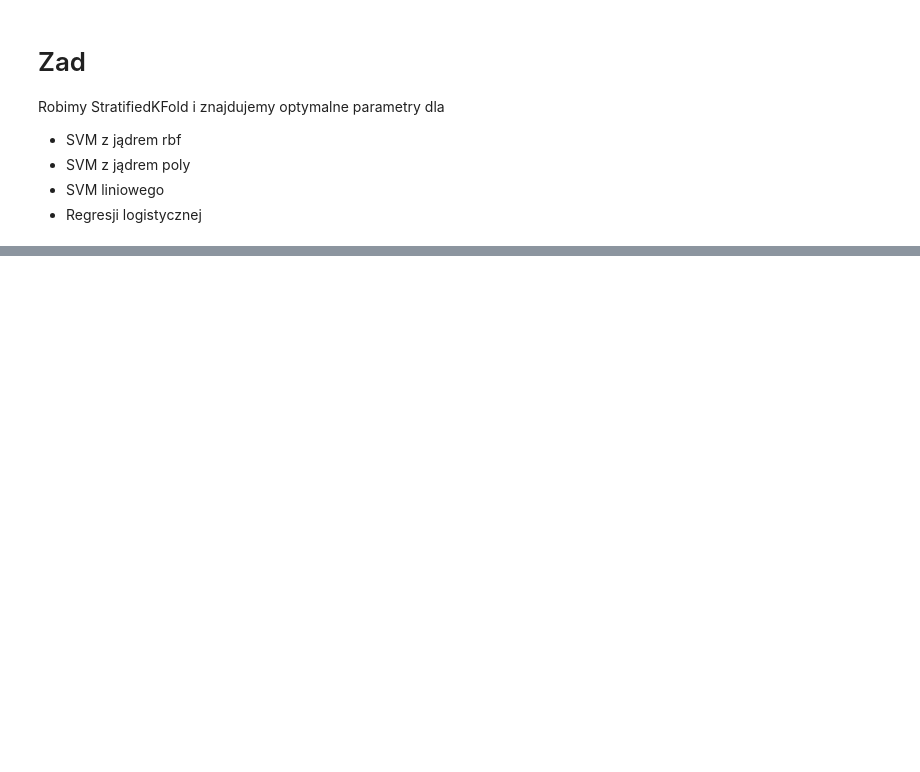
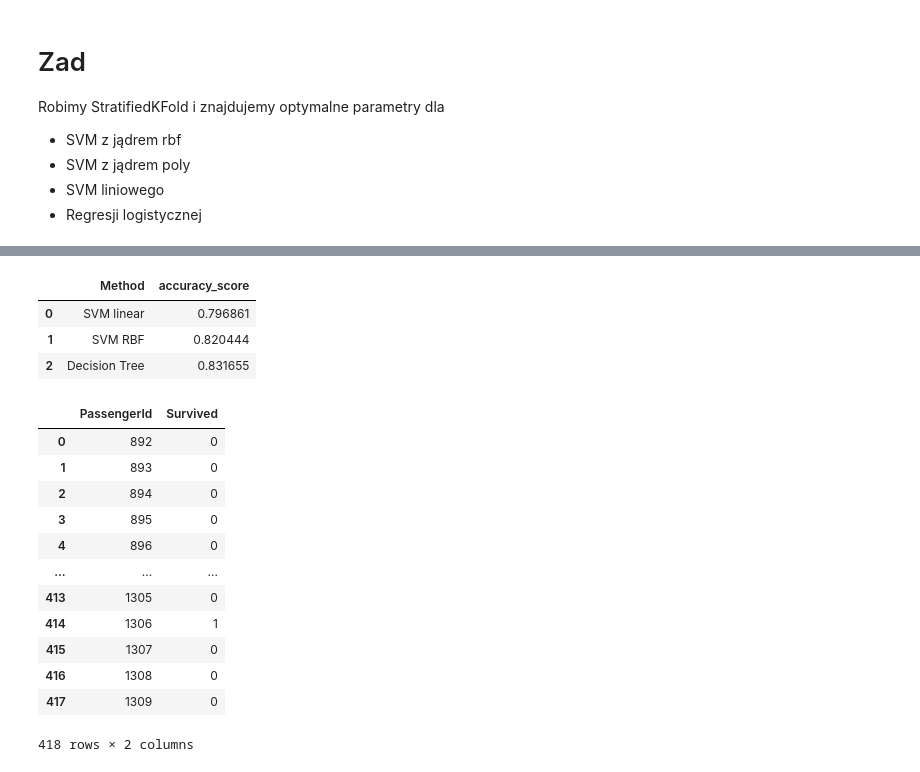
Before and after one commit to WWykret/psi-titanic, a Jupyter notebook: titanic.ipynb, the cells around one changed output, grey strips where cells are left out. Cells and saved outputs as stored; diff of their text form; code cells hidden in the pictures; blank space fills up the shorter version.

```diff
--- a/titanic.ipynb
+++ b/titanic.ipynb
@@ -198,0 +233,19 @@ param_grid1 = {
+# %%
+from sklearn.tree import DecisionTreeClassifier
+
+pipe = Pipeline([
+    ('preprocessing', preprocess_pipeline),
+    ('scaler', StandardScaler()),
+    ('classifier', DecisionTreeClassifier())])
+
+param_grid = {
+    "scaler": [StandardScaler(), None],
+    "classifier__criterion": ['gini', 'entropy', 'log_loss'],
+    "classifier__splitter": ['best', 'random'],
+    "classifier__max_depth": [5, 10, 15, 20, 25, 30, None],
+    "classifier__min_samples_split": [1,2,3,4,5, 10, 15],
+}
+
+grid_3 = GridSearchCV(pipe, param_grid, cv=kfold, scoring='accuracy')
+grid_3.fit(X_train, y_train)
+grid_3.best_params_
@@ -199,3 +275,20 @@ param_grid1 = {
+# %%
+from sklearn.svm import SVC
+
+pipe = Pipeline([
+    ('preprocessing', preprocess_pipeline),
+    ('scaler', StandardScaler()),
+    ('classifier', SVC(kernel='rbf'))])
+
+param_grid = {
+    "scaler": [StandardScaler(), None],
+    "classifier__C": [0.001, 0.01, 0.1, 1, 10, 100, 1000],
+    "classifier__gamma": [0.001, 0.01, 0.1, 1, 10, 100, 1000]
+}
+
+grid_2 = GridSearchCV(pipe, param_grid, cv=kfold, scoring='accuracy')
+grid_2.fit(X_train, y_train)
+grid_2.best_params_
 # %% [markdown]
 # Zad
 
@@ -231,10 +336,34 @@ for name, model in models:
 # %%
 import pandas as pd
-d = {'precision_score': precision_score,
-     'recall_score': recall_score,
-     'f1_score': f1_score,
-     'accuracy_score' : accuracy_score
+d = {
+     'accuracy_score' : scores
     }
 df = pd.DataFrame(data=d)
-df.insert(loc=0, column='Method', value=['SVM linear'])
+df.insert(loc=0, column='Method', value=names)
 df
+# %% [output]
+|  | Method | accuracy_score |
+| 0 | SVM linear | 0.796861 |
+| 1 | SVM RBF | 0.820444 |
+| 2 | Decision Tree | 0.831655 |
+# %%
+best_estimator = grid_2.best_estimator_
+
+y_pred = best_estimator.predict(test_data)
+result = pd.concat([test_data["PassengerId"], pd.DataFrame({"Survived": y_pred})], axis=1)
+result.to_csv("result.csv", index=False)
+result
+# %% [output]
+|  | PassengerId | Survived |
+| 0 | 892 | 0 |
+| 1 | 893 | 0 |
+| 2 | 894 | 0 |
+| 3 | 895 | 0 |
+| 4 | 896 | 0 |
+| ... | ... | ... |
+| 413 | 1305 | 0 |
+| 414 | 1306 | 1 |
+| 415 | 1307 | 0 |
+| 416 | 1308 | 0 |
+| 417 | 1309 | 0 |
+418 rows × 2 columns
```
Also changed, not shown: parts of 6 cells of this notebook, 1 other file.
